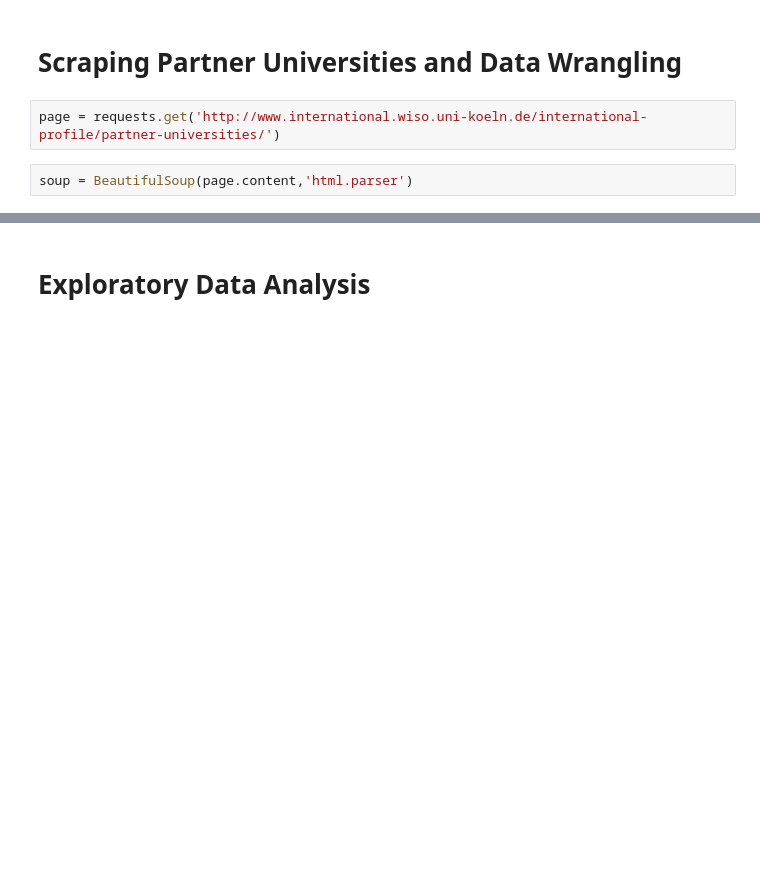
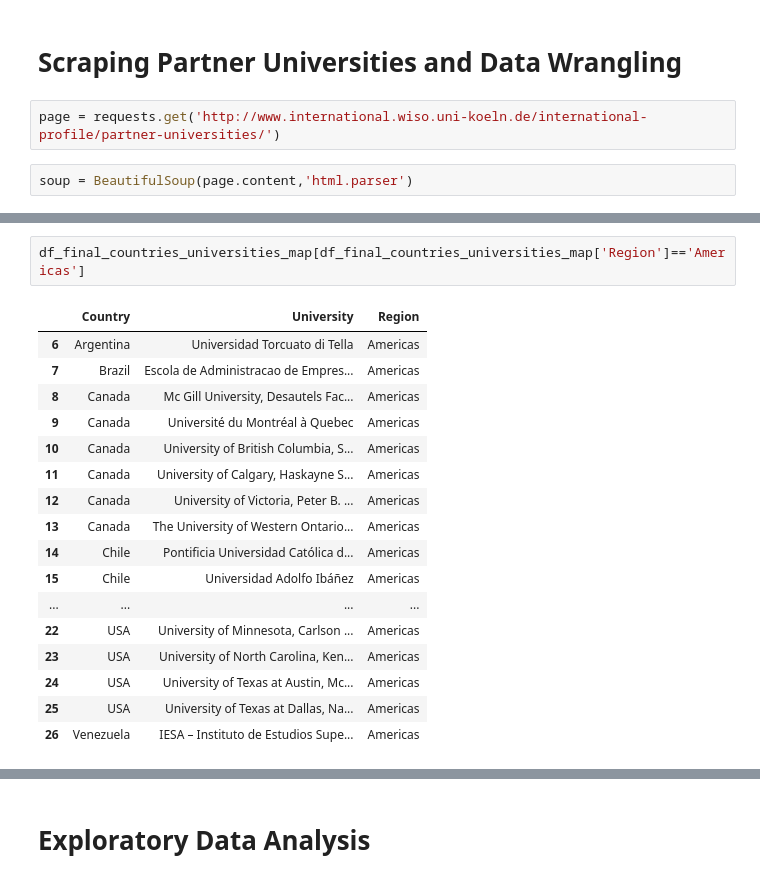
Before and after one commit to alexvmt/University-of-Cologne-Partner-Universities-2018, a Jupyter notebook: university of cologne partner universities 2018.ipynb, the cells around one changed output, grey strips where cells are left out. Cells and saved outputs as stored; diff of their text form; blank space fills up the shorter version.

```diff
--- a/university of cologne partner universities 2018.ipynb
+++ b/university of cologne partner universities 2018.ipynb
@@ -133,0 +233,20 @@ pd.merge(df6,df5,how='left',on='Continent Input IDs').drop()
+# %%
+df_final_countries_universities_map[df_final_countries_universities_map['Region']=='Americas']
+# %% [output]
+|  | Country | University | Region |
+| 6 | Argentina | Universidad Torcuato di Tella | Americas |
+| 7 | Brazil | Escola de Administracao de Empres... | Americas |
+| 8 | Canada | Mc Gill University, Desautels Fac... | Americas |
+| 9 | Canada | Université du Montréal à Quebec | Americas |
+| 10 | Canada | University of British Columbia, S... | Americas |
+| 11 | Canada | University of Calgary, Haskayne S... | Americas |
+| 12 | Canada | University of Victoria, Peter B. ... | Americas |
+| 13 | Canada | The University of Western Ontario... | Americas |
+| 14 | Chile | Pontificia Universidad Católica d... | Americas |
+| 15 | Chile | Universidad Adolfo Ibáñez | Americas |
+| ... | ... | ... | ... |
+| 22 | USA | University of Minnesota, Carlson ... | Americas |
+| 23 | USA | University of North Carolina, Ken... | Americas |
+| 24 | USA | University of Texas at Austin, Mc... | Americas |
+| 25 | USA | University of Texas at Dallas, Na... | Americas |
+| 26 | Venezuela | IESA – Instituto de Estudios Supe... | Americas |
```
Also changed, not shown: parts of 32 cells of this notebook.
